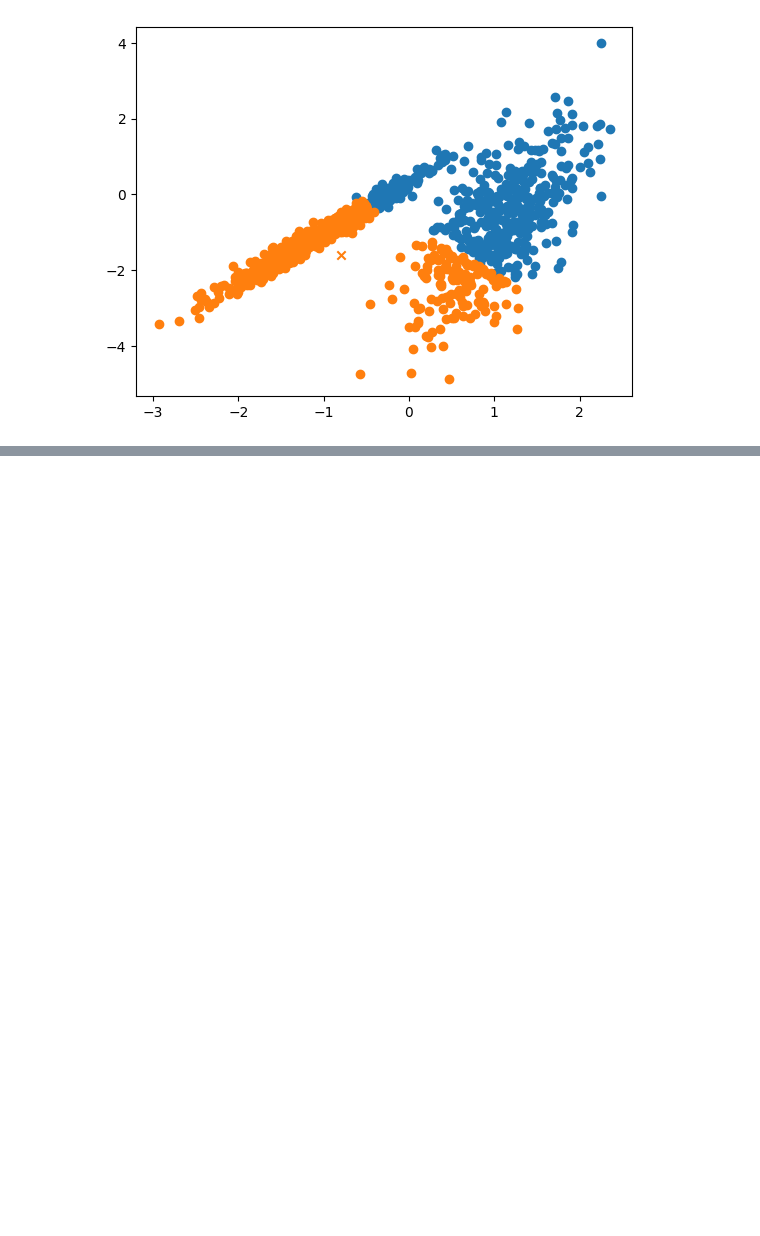
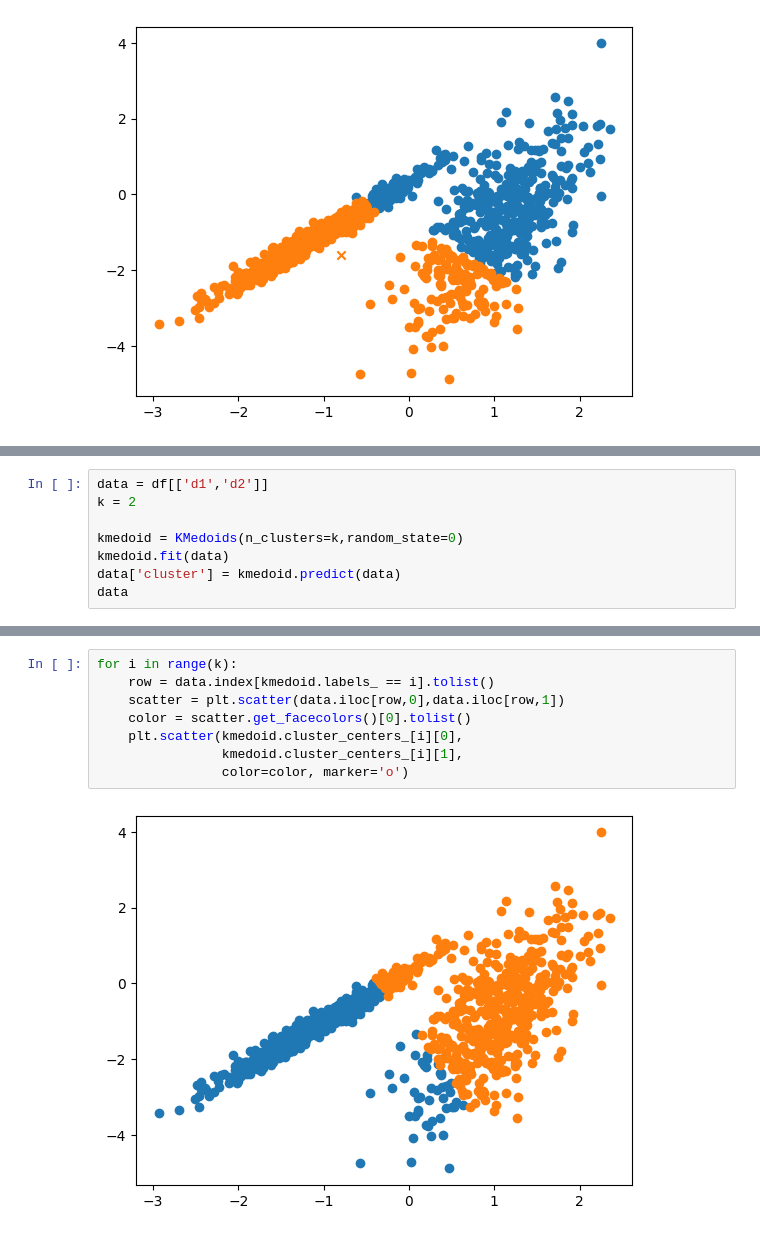
Before and after one commit to Joao-Bornelli/Clusterization, a Jupyter notebook: clusterization.ipynb, the cells around one changed output, grey strips where cells are left out. Cells and saved outputs as stored; diff of their text form; blank space fills up the shorter version.

Commit message:
implemented Kmedoid

```diff
--- a/clusterization.ipynb
+++ b/clusterization.ipynb
@@ -41,0 +44,8 @@ for i in range(k):
+# %%
+data = df[['d1','d2']]
+k = 2
+
+kmedoid = KMedoids(n_clusters=k,random_state=0)
+kmedoid.fit(data)
+data['cluster'] = kmedoid.predict(data)
+data
@@ -41,0 +66,10 @@ for i in range(k):
+# %%
+for i in range(k):
+    row = data.index[kmedoid.labels_ == i].tolist()
+    scatter = plt.scatter(data.iloc[row,0],data.iloc[row,1])
+    color = scatter.get_facecolors()[0].tolist()
+    plt.scatter(kmedoid.cluster_centers_[i][0],
+                kmedoid.cluster_centers_[i][1],
+                color=color, marker='o')
+# %% [output]
+[figure, added]
```
Also changed, not shown: parts of 3 cells of this notebook.
